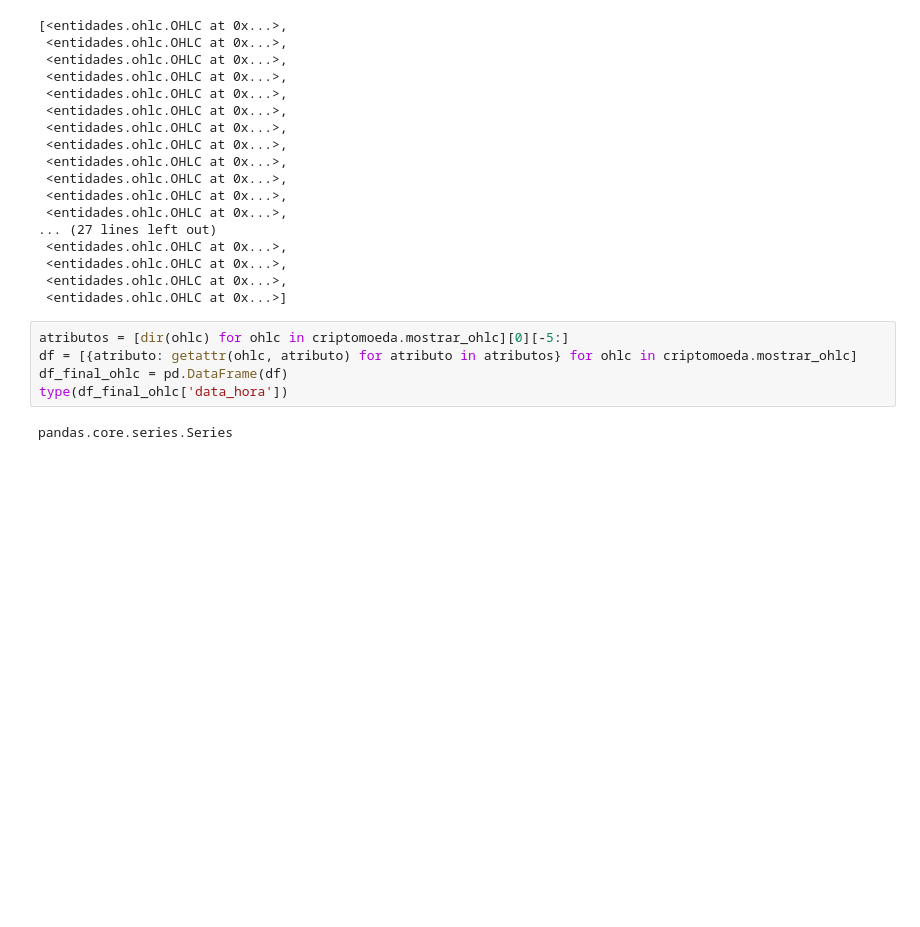
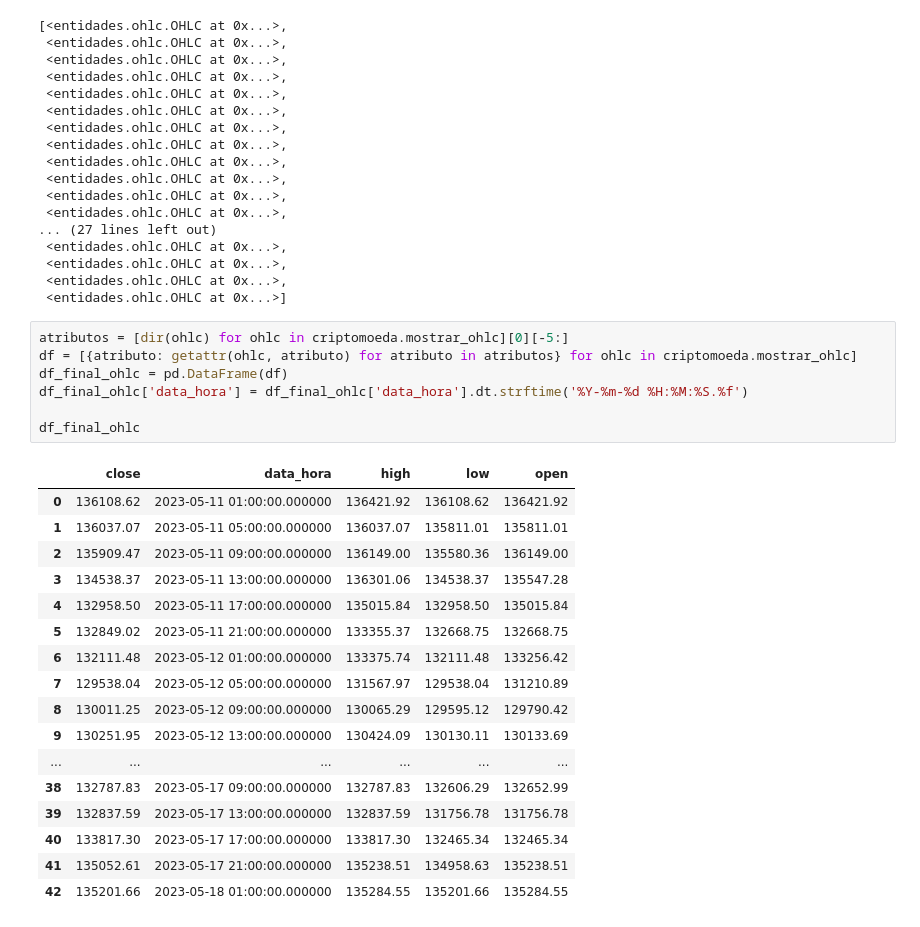
Before and after one commit to rodrigorocha1/dashboard_criptomoeda, a Jupyter notebook: grafico.ipynb, the cells around one changed output. Cells and saved outputs as stored; diff of their text form; blank space fills up the shorter version.

Commit message:
Legenda com data

```diff
--- a/grafico.ipynb
+++ b/grafico.ipynb
@@ -37,10 +41,28 @@ criptomoeda.mostrar_ohlc
 # %%
 atributos = [dir(ohlc) for ohlc in criptomoeda.mostrar_ohlc][0][-5:]
 df = [{atributo: getattr(ohlc, atributo) for atributo in atributos} for ohlc in criptomoeda.mostrar_ohlc]
 df_final_ohlc = pd.DataFrame(df)
-type(df_final_ohlc['data_hora'])
+df_final_ohlc['data_hora'] = df_final_ohlc['data_hora'].dt.strftime('%Y-%m-%d %H:%M:%S.%f')
+
+df_final_ohlc
 # %% [output]
-pandas.core.series.Series
+|  | close | data_hora | high | low | open |
+| 0 | 136108.62 | 2023-05-11 01:00:00.000000 | 136421.92 | 136108.62 | 136421.92 |
+| 1 | 136037.07 | 2023-05-11 05:00:00.000000 | 136037.07 | 135811.01 | 135811.01 |
+| 2 | 135909.47 | 2023-05-11 09:00:00.000000 | 136149.00 | 135580.36 | 136149.00 |
+| 3 | 134538.37 | 2023-05-11 13:00:00.000000 | 136301.06 | 134538.37 | 135547.28 |
+| 4 | 132958.50 | 2023-05-11 17:00:00.000000 | 135015.84 | 132958.50 | 135015.84 |
+| 5 | 132849.02 | 2023-05-11 21:00:00.000000 | 133355.37 | 132668.75 | 132668.75 |
+| 6 | 132111.48 | 2023-05-12 01:00:00.000000 | 133375.74 | 132111.48 | 133256.42 |
+| 7 | 129538.04 | 2023-05-12 05:00:00.000000 | 131567.97 | 129538.04 | 131210.89 |
+| 8 | 130011.25 | 2023-05-12 09:00:00.000000 | 130065.29 | 129595.12 | 129790.42 |
+| 9 | 130251.95 | 2023-05-12 13:00:00.000000 | 130424.09 | 130130.11 | 130133.69 |
+| ... | ... | ... | ... | ... | ... |
+| 38 | 132787.83 | 2023-05-17 09:00:00.000000 | 132787.83 | 132606.29 | 132652.99 |
+| 39 | 132837.59 | 2023-05-17 13:00:00.000000 | 132837.59 | 131756.78 | 131756.78 |
+| 40 | 133817.30 | 2023-05-17 17:00:00.000000 | 133817.30 | 132465.34 | 132465.34 |
+| 41 | 135052.61 | 2023-05-17 21:00:00.000000 | 135238.51 | 134958.63 | 135238.51 |
+| 42 | 135201.66 | 2023-05-18 01:00:00.000000 | 135284.55 | 135201.66 | 135284.55 |
 # %%
 fig = go.Figure(
     data=[
```
Also changed, not shown: parts of 6 cells of this notebook.
